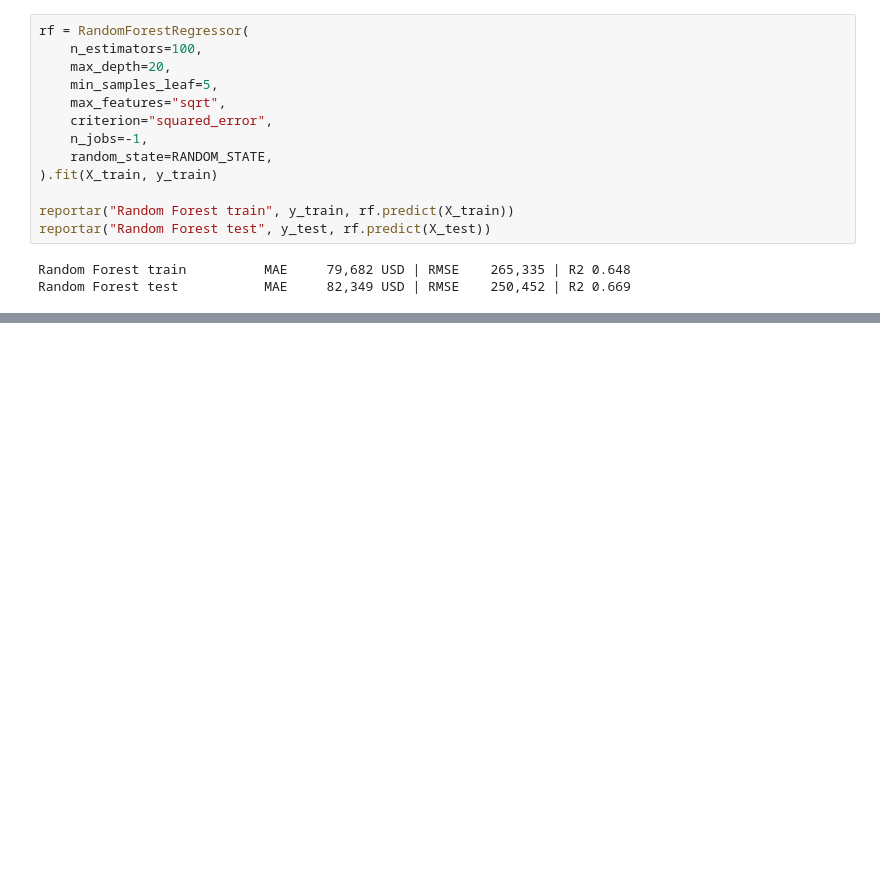
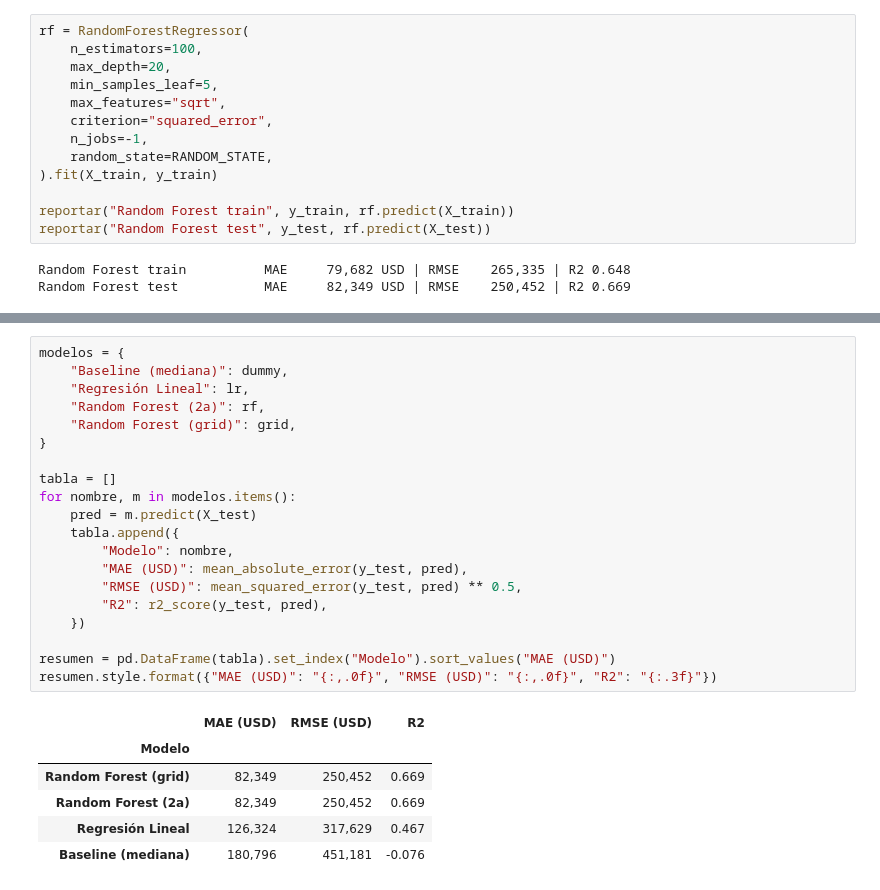
Before and after one commit to andyranitzsch/itba-machine-learning-course, a Jupyter notebook: TP_MLE.ipynb, the cells around one changed output, grey strips where cells are left out. Cells and saved outputs as stored; diff of their text form; blank space fills up the shorter version.

```diff
--- a/TP_MLE.ipynb
+++ b/TP_MLE.ipynb
@@ -822,0 +920,27 @@ Random Forest test           MAE     82,349 USD | RMSE    250,452 | R2 0.669
+# %%
+modelos = {
+    "Baseline (mediana)": dummy,
+    "Regresión Lineal": lr,
+    "Random Forest (2a)": rf,
+    "Random Forest (grid)": grid,
+}
+
+tabla = []
+for nombre, m in modelos.items():
+    pred = m.predict(X_test)
+    tabla.append({
+        "Modelo": nombre,
+        "MAE (USD)": mean_absolute_error(y_test, pred),
+        "RMSE (USD)": mean_squared_error(y_test, pred) ** 0.5,
+        "R2": r2_score(y_test, pred),
+    })
+
+resumen = pd.DataFrame(tabla).set_index("Modelo").sort_values("MAE (USD)")
+resumen.style.format({"MAE (USD)": "{:,.0f}", "RMSE (USD)": "{:,.0f}", "R2": "{:.3f}"})
+# %% [output]
+|  | MAE (USD) | RMSE (USD) | R2 |
+| Modelo |  |  |  |
+| Random Forest (grid) | 82,349 | 250,452 | 0.669 |
+| Random Forest (2a) | 82,349 | 250,452 | 0.669 |
+| Regresión Lineal | 126,324 | 317,629 | 0.467 |
+| Baseline (mediana) | 180,796 | 451,181 | -0.076 |
```
Also changed, not shown: parts of 6 cells of this notebook.
